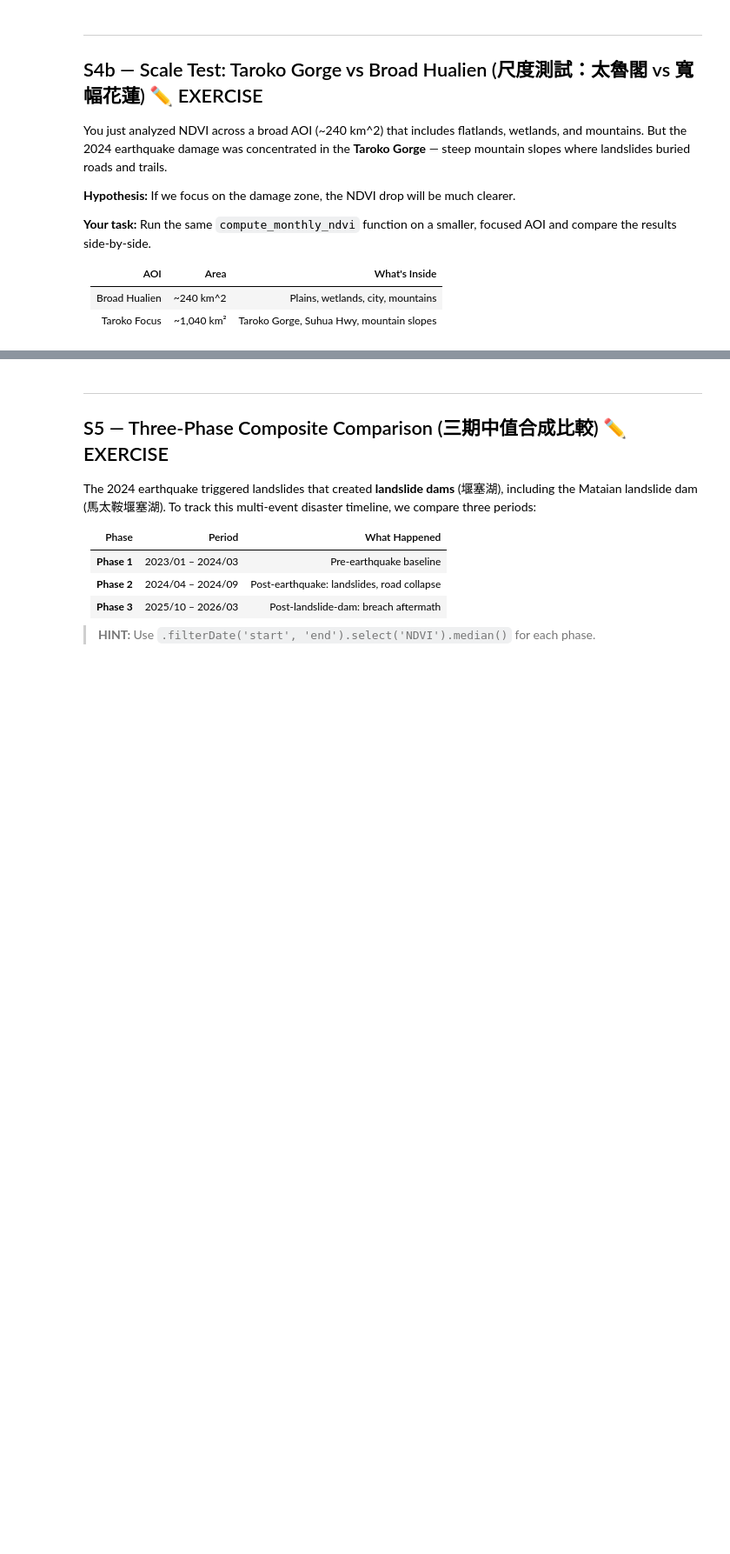
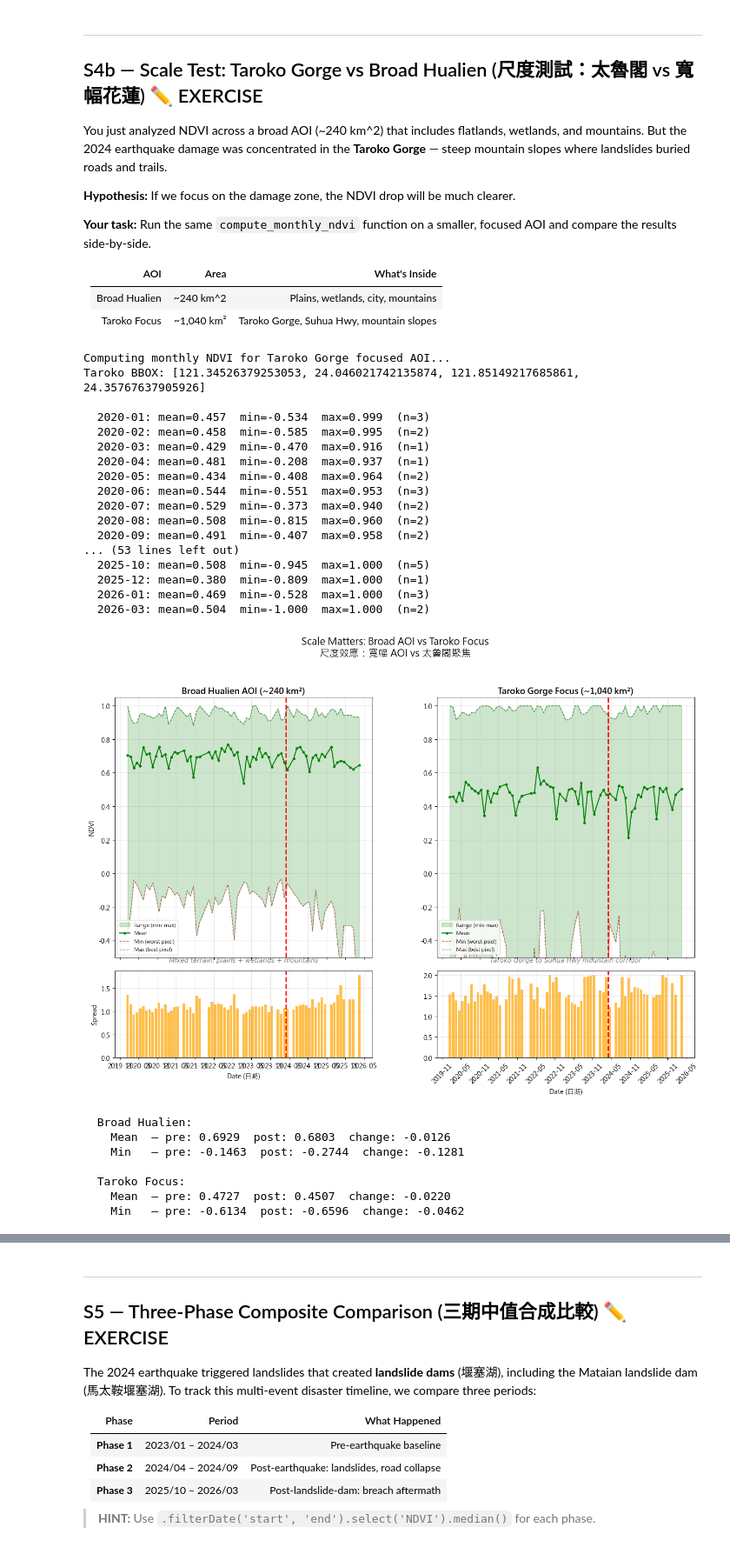
Before and after one commit to Chuang-ben/Remote-Sensing-Course, a Jupyter notebook: Week13-Student.ipynb, the cells around one changed output, grey strips where cells are left out. Shown at 87% size. Saved outputs shown, nothing was run; the diff lists cells and outputs as text; code cells hidden in the pictures; blank space fills up the shorter version.

```diff
--- a/Week13-Student.ipynb
+++ b/Week13-Student.ipynb
@@ -532,7 +532,7 @@ for col, (title, dates, means, mins, maxs, desc) in enumerate([
 
     # TODO: Add the shaded band between min and max
     # HINT: Same as S4 — ax.fill_between(dates, mins, maxs, ...)
-    ax.fill_between(dates, ____, ____,
+    ax.fill_between(dates, mins, maxs,
                     alpha=0.2, color='green', label='Range (min-max)')
 
     ax.plot(dates, means, 'o-', color='green', markersize=3,
@@ -557,33 +557,59 @@ for col, (title, dates, means, mins, maxs, desc) in enumerate([
     ax2.set_ylabel('Spread' if col == 0 else '')
     ax2.grid(True, alpha=0.3)
 
 for ax in axes[1, :]:
     ax.xaxis.set_major_locator(mdates.MonthLocator(interval=6))
     ax.xaxis.set_major_formatter(mdates.DateFormatter('%Y-%m'))
     ax.set_xlabel('Date (日期)')
 
 fig.suptitle('Scale Matters: Broad AOI vs Taroko Focus\n'
              '尺度效應：寬幅 AOI vs 太魯閣聚焦', fontsize=15, y=1.01)
 plt.xticks(rotation=45)
 plt.tight_layout()
 plt.show()
 
 # --- Summary stats ---
 for label, data in [('Broad Hualien', monthly_data), ('Taroko Focus', taroko_data)]:
     pre  = [(d, m, mn, mx) for d, m, mn, mx in data
             if m is not None and d < eq_date]
     post = [(d, m, mn, mx) for d, m, mn, mx in data
             if m is not None and d >= eq_date]
     if pre and post:
         pre_mean = sum(m for _, m, _, _ in pre) / len(pre)
         post_mean = sum(m for _, m, _, _ in post) / len(post)
         pre_min_avg = sum(mn for _, _, mn, _ in pre) / len(pre)
         post_min_avg = sum(mn for _, _, mn, _ in post) / len(post)
         print(f'\n  {label}:')
         print(f'    Mean  — pre: {pre_mean:.4f}  post: {post_mean:.4f}  '
               f'change: {post_mean-pre_mean:+.4f}')
         print(f'    Min   — pre: {pre_min_avg:.4f}  post: {post_min_avg:.4f}  '
               f'change: {post_min_avg-pre_min_avg:+.4f}')
+# %% [output]
+Computing monthly NDVI for Taroko Gorge focused AOI...
+Taroko BBOX: [121.34526379253053, 24.046021742135874, 121.85149217685861, 24.35767637905926]
+
+  2020-01: mean=0.457  min=-0.534  max=0.999  (n=3)
+  2020-02: mean=0.458  min=-0.585  max=0.995  (n=2)
+  2020-03: mean=0.429  min=-0.470  max=0.916  (n=1)
+  2020-04: mean=0.481  min=-0.208  max=0.937  (n=1)
+  2020-05: mean=0.434  min=-0.408  max=0.964  (n=2)
+  2020-06: mean=0.544  min=-0.551  max=0.953  (n=3)
+  2020-07: mean=0.529  min=-0.373  max=0.940  (n=2)
+  2020-08: mean=0.508  min=-0.815  max=0.960  (n=2)
+  2020-09: mean=0.491  min=-0.407  max=0.958  (n=2)
+... (53 lines left out)
+  2025-10: mean=0.508  min=-0.945  max=1.000  (n=5)
+  2025-12: mean=0.380  min=-0.809  max=1.000  (n=1)
+  2026-01: mean=0.469  min=-0.528  max=1.000  (n=3)
+  2026-03: mean=0.504  min=-1.000  max=1.000  (n=2)
+[figure, added]
+  Broad Hualien:
+    Mean  — pre: 0.6929  post: 0.6803  change: -0.0126
+    Min   — pre: -0.1463  post: -0.2744  change: -0.1281
+
+  Taroko Focus:
+    Mean  — pre: 0.4727  post: 0.4507  change: -0.0220
+    Min   — pre: -0.6134  post: -0.6596  change: -0.0462
 # %% [markdown]
 ### S4b — Your Analysis (你的分析)
 
```
Also changed, not shown: parts of 23 cells of this notebook.
